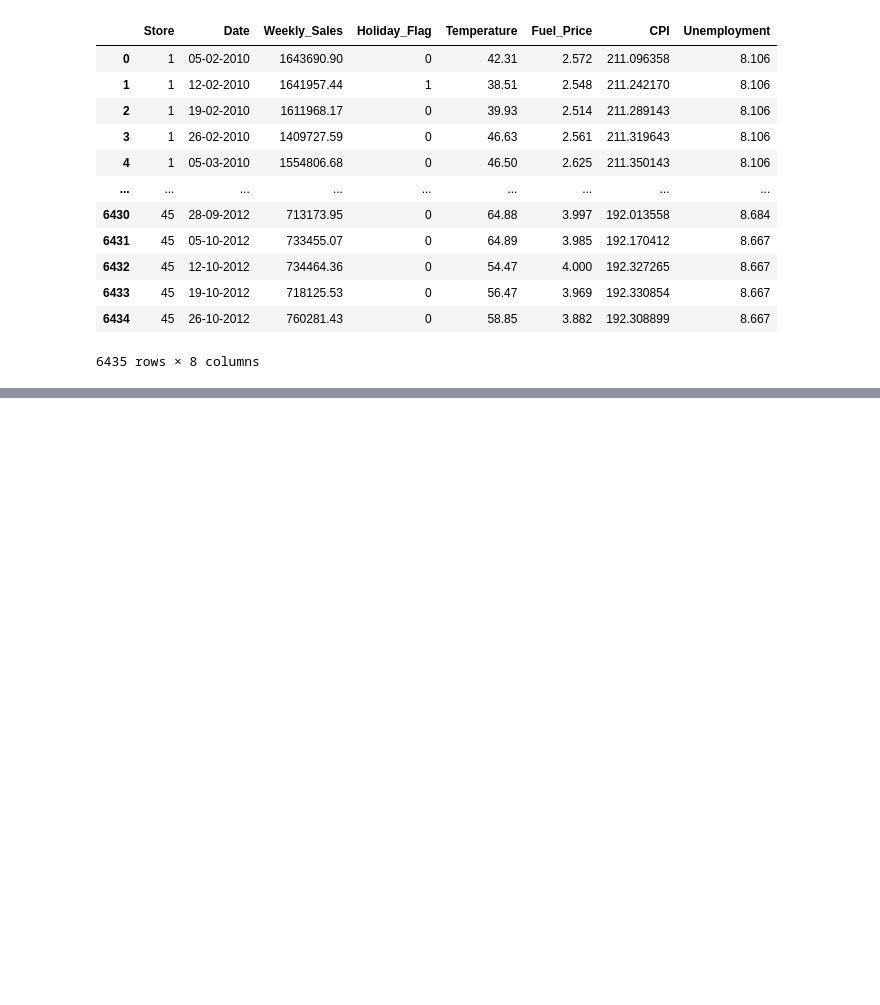
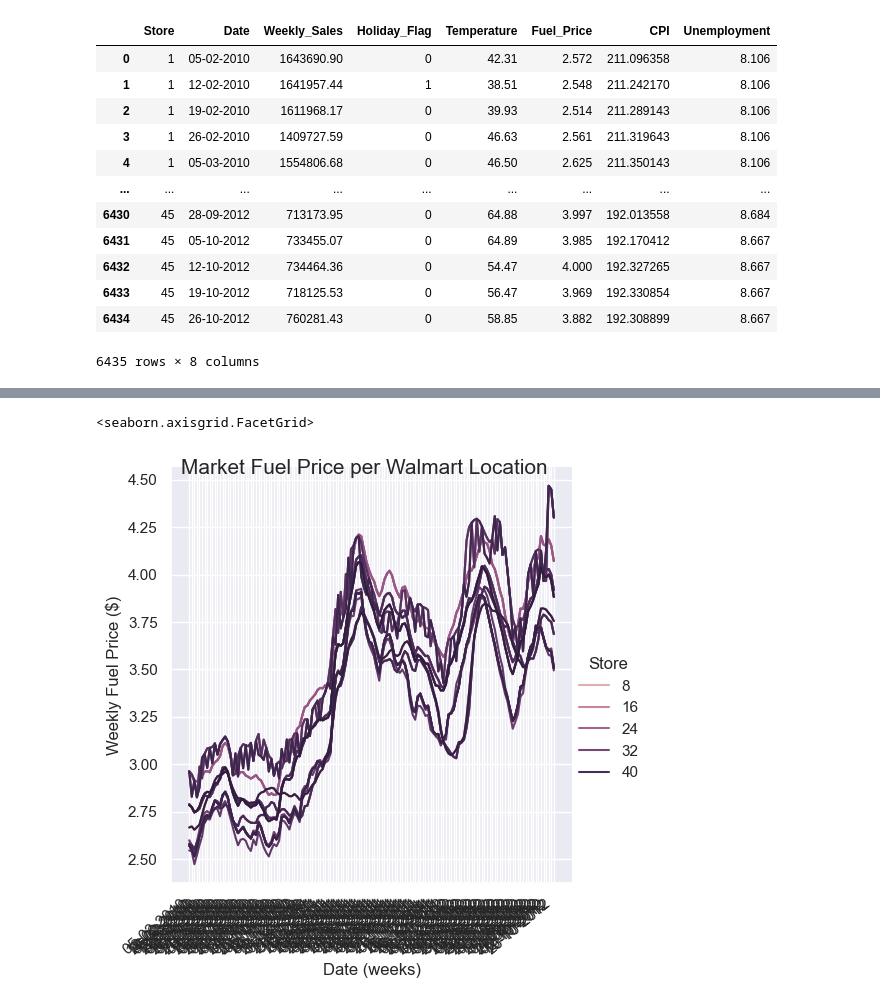
Before and after one commit to ubco-W2022T2-data301/project-group-group36, a Jupyter notebook: analysis/analysis1.ipynb, the cells around one changed output, grey strips where cells are left out. Drawn from its saved outputs; the diff is of its cells as text; code cells hidden in the pictures; blank space fills up the shorter version.

```diff
--- a/analysis/analysis1.ipynb
+++ b/analysis/analysis1.ipynb
@@ -27,0 +133,14 @@ KBdf
+# %%
+plot2=sns.relplot(
+    data=KBdf_cleaned, kind="line",
+    x="Date", y="Fuel_Price",
+    hue="Store",
+    facet_kws=dict(sharex=False),
+)
+plot2.set_xticklabels(rotation=40, ha="right")
+plot2.fig.suptitle("Market Fuel Price per Walmart Location",
+                  fontsize=15, fontdict={"weight": "bold"})
+plot2.set(xlabel='Date (weeks)', ylabel='Weekly Fuel Price ($)')
+# %% [output]
+<seaborn.axisgrid.FacetGrid>
+[figure, added]
```
Also changed, not shown: parts of 12 cells of this notebook, 1 other file.
